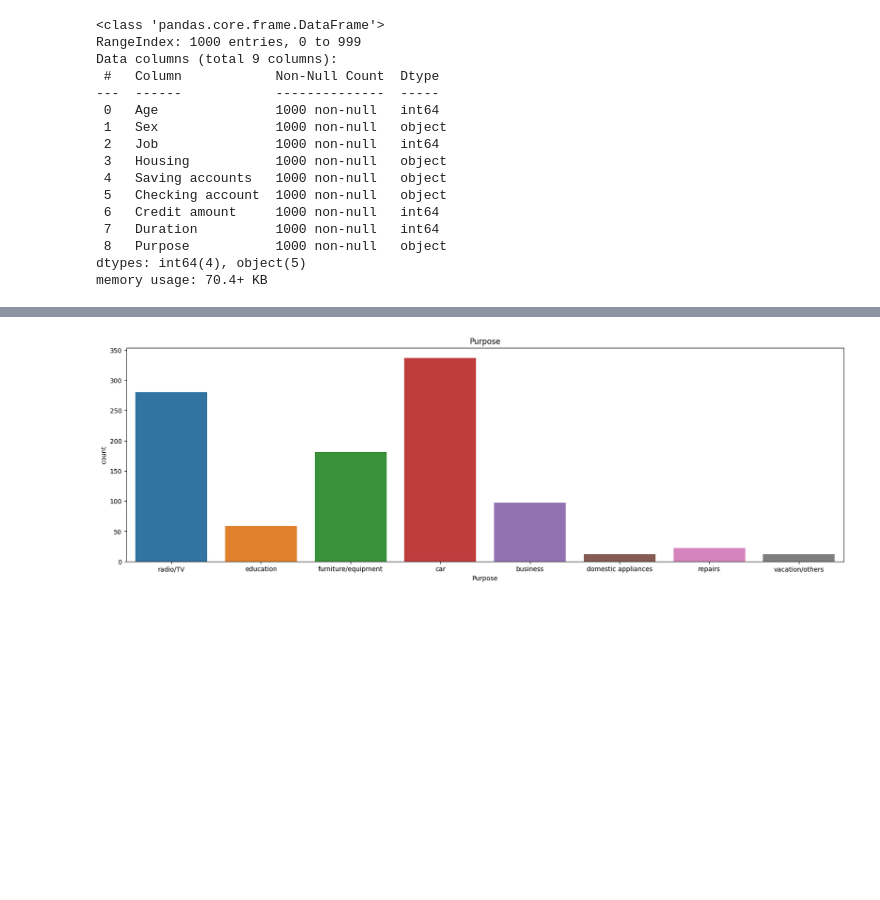
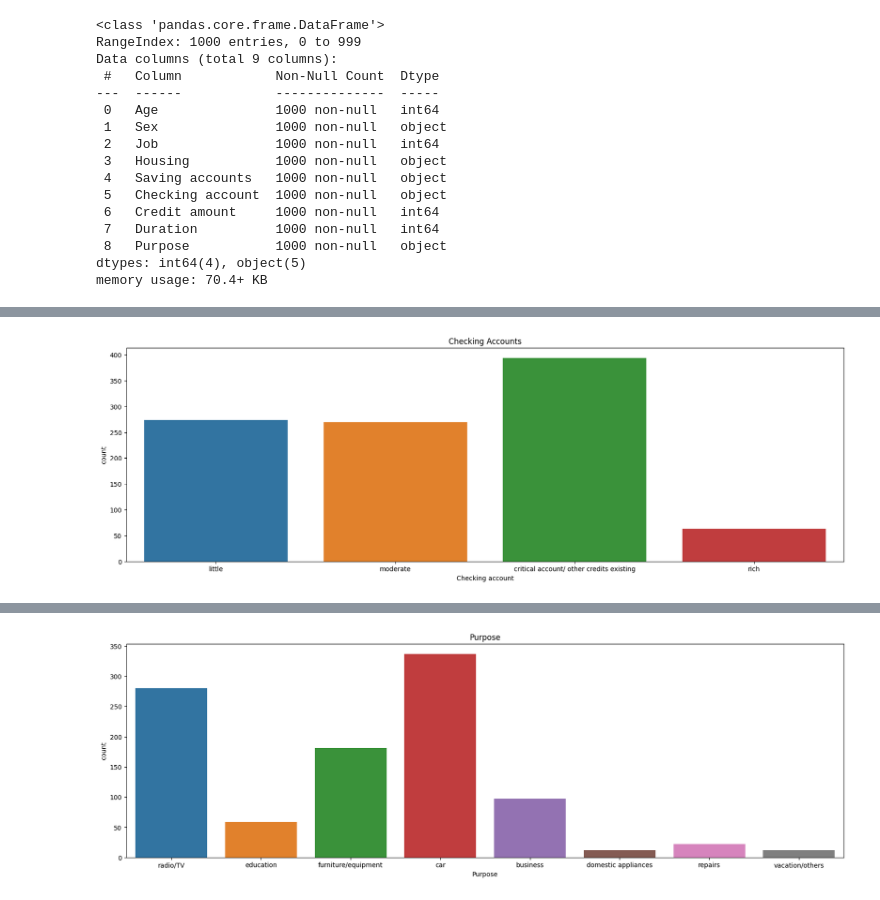
Before and after one commit to salmanfaishal27/german-credit-risk, a Jupyter notebook: script.ipynb, the cells around one changed output, grey strips where cells are left out. Saved outputs shown, nothing was run; the diff lists cells and outputs as text; code cells hidden in the pictures; blank space fills up the shorter version.

```diff
--- a/script.ipynb
+++ b/script.ipynb
@@ -39,0 +78,7 @@ memory usage: 70.4+ KB
+# %%
+plt.figure(figsize=(20,6))
+sns.countplot(x=data['Checking account'])
+plt.title('Checking Accounts')
+plt.show()
+# %% [output]
+[figure, added]
```
Also changed, not shown: parts of 39 cells of this notebook.
